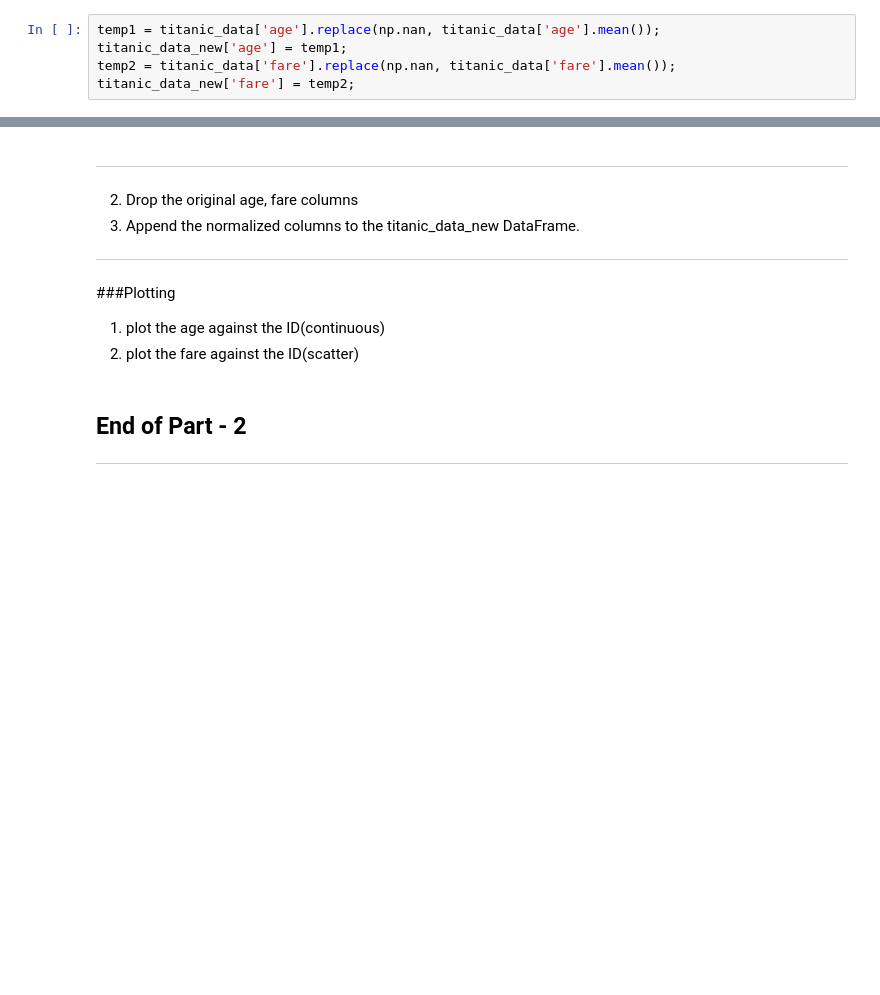
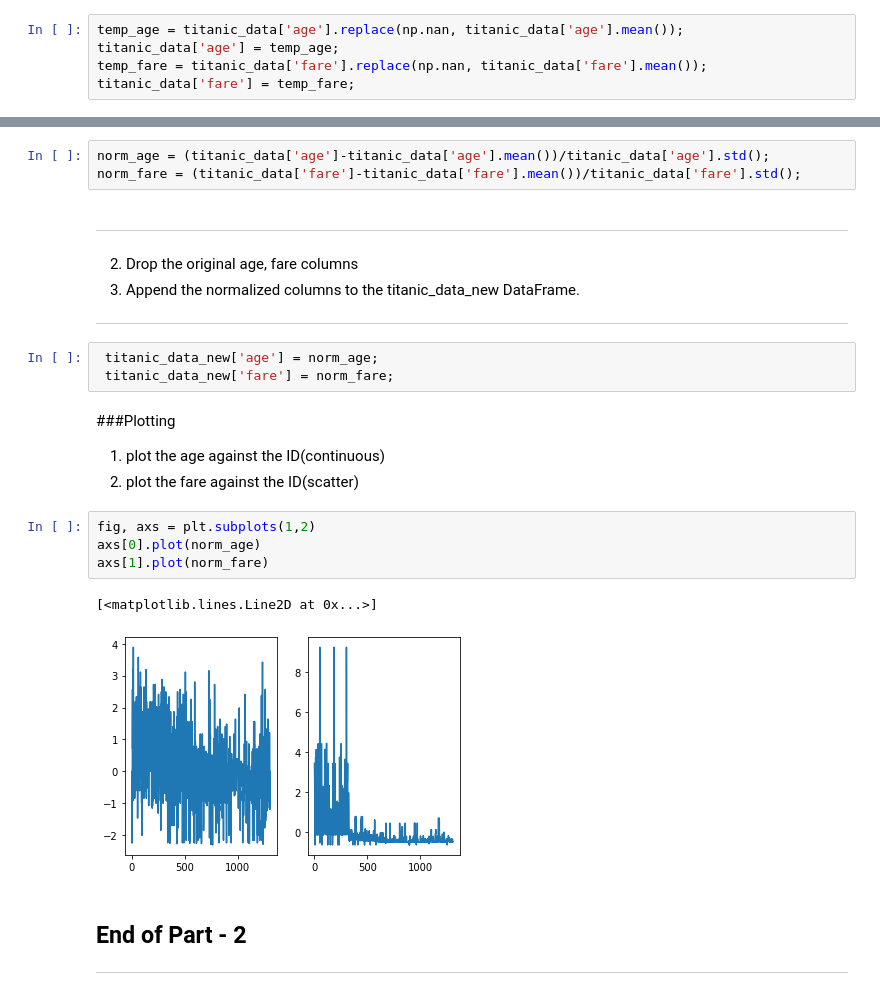
Before and after one commit to jaimin159/SHALA2020, a Jupyter notebook: Assignment_1_DS.ipynb, the cells around one changed output, grey strips where cells are left out. Drawn from its saved outputs; the diff is of its cells as text; blank space fills up the shorter version.

```diff
--- a/Assignment_1_DS.ipynb
+++ b/Assignment_1_DS.ipynb
@@ -205,8 +197,8 @@ titanic_data_new  = pd.get_dummies(titanic_data_new,columns=['sex','embarked','p
 
 ---
 # %%
-temp1 = titanic_data['age'].replace(np.nan, titanic_data['age'].mean());
-titanic_data_new['age'] = temp1;
-temp2 = titanic_data['fare'].replace(np.nan, titanic_data['fare'].mean());
-titanic_data_new['fare'] = temp2;
+temp_age = titanic_data['age'].replace(np.nan, titanic_data['age'].mean());
+titanic_data['age'] = temp_age;
+temp_fare = titanic_data['fare'].replace(np.nan, titanic_data['fare'].mean());
+titanic_data['fare'] = temp_fare;
 # %% [markdown]
@@ -240,3 +217,6 @@ Name: age, Length: 1309, dtype: float64
+# %%
+norm_age = (titanic_data['age']-titanic_data['age'].mean())/titanic_data['age'].std();
+norm_fare = (titanic_data['fare']-titanic_data['fare'].mean())/titanic_data['fare'].std();
 # %% [markdown]
 
 
@@ -247,10 +227,20 @@ Name: age, Length: 1309, dtype: float64
 
 
 ---
+# %%
+ titanic_data_new['age'] = norm_age;
+ titanic_data_new['fare'] = norm_fare;
 # %% [markdown]
 ###Plotting
 1. plot the age against the ID(continuous)
 2. plot the fare against the ID(scatter)
+# %%
+fig, axs = plt.subplots(1,2)
+axs[0].plot(norm_age)
+axs[1].plot(norm_fare)
+# %% [output]
+[<matplotlib.lines.Line2D at 0x...>]
+[figure, added]
 # %% [markdown]
 ## End of Part - 2
 ---
```
Also changed, not shown: parts of 5 cells of this notebook.
